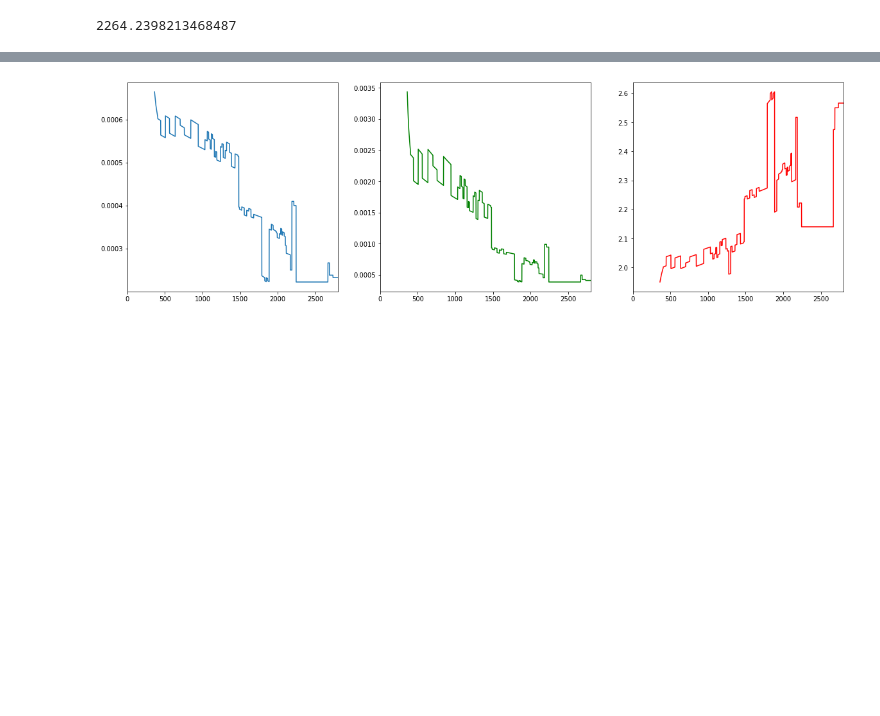
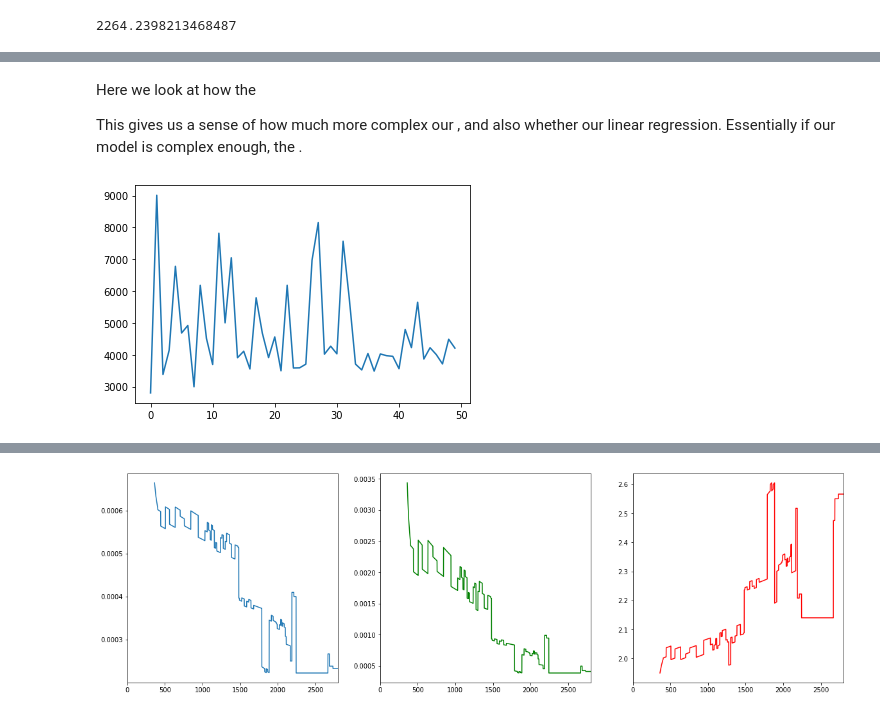
Before and after one commit to dorranh/log-curve-predict, a Jupyter notebook: notebooks/data_modeling.ipynb, the cells around one changed output, grey strips where cells are left out. Drawn from its saved outputs; the diff is of its cells as text; code cells hidden in the pictures; blank space fills up the shorter version.

```diff
--- a/notebooks/data_modeling.ipynb
+++ b/notebooks/data_modeling.ipynb
@@ -68,0 +99,24 @@ mean_squared_error(y_test_pred, test.DTS)
+# %% [markdown]
+Here we look at how the
+
+This gives us a sense of how much more complex our , and also whether our linear regression. Essentially if our model is complex enough, the .
+# %%
+data[data.well.isin([1,2,3,4])]
+
+
+perf_curve = []
+
+for x in range(1,51):
+    welln = random.randint(1,13601)
+    welln_test = random.sample(range(1,13601), x)
+    train = data[data.well == welln]
+    test = data[data.well.isin(welln_test)]
+    X, y = train[features], train[target]
+    X_test, y_test = test[features], test[target]
+    reg = linear_model.LinearRegression(fit_intercept=True)
+    reg.fit(X, y.values.ravel())
+    perf_curve.append(mean_squared_error(reg.predict(X_test), y_test.values.ravel()))
+
+hist_args = plt.plot(perf_curve)
+# %% [output]
+[figure, added]
```
Also changed, not shown: parts of 30 cells of this notebook.
